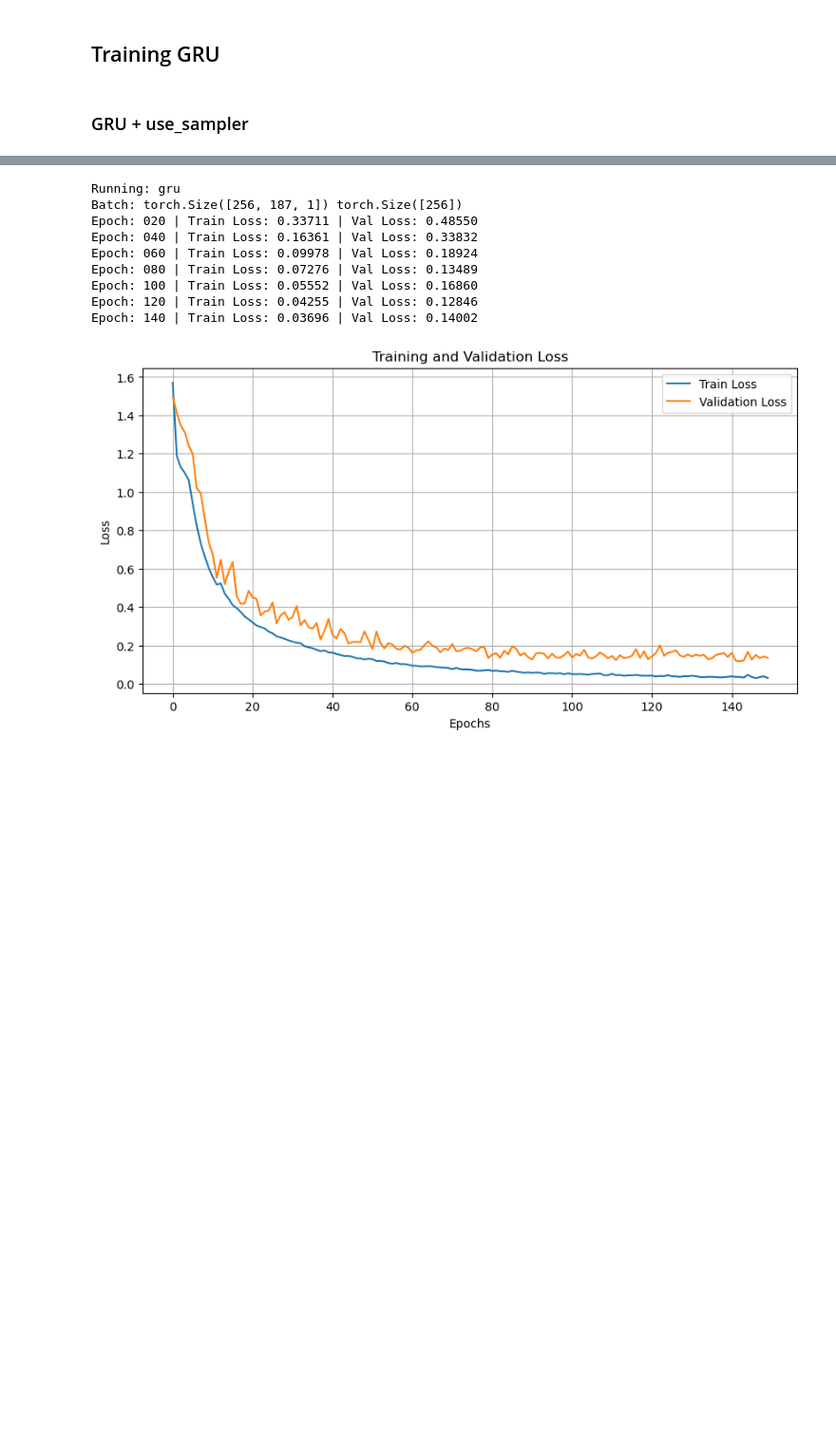
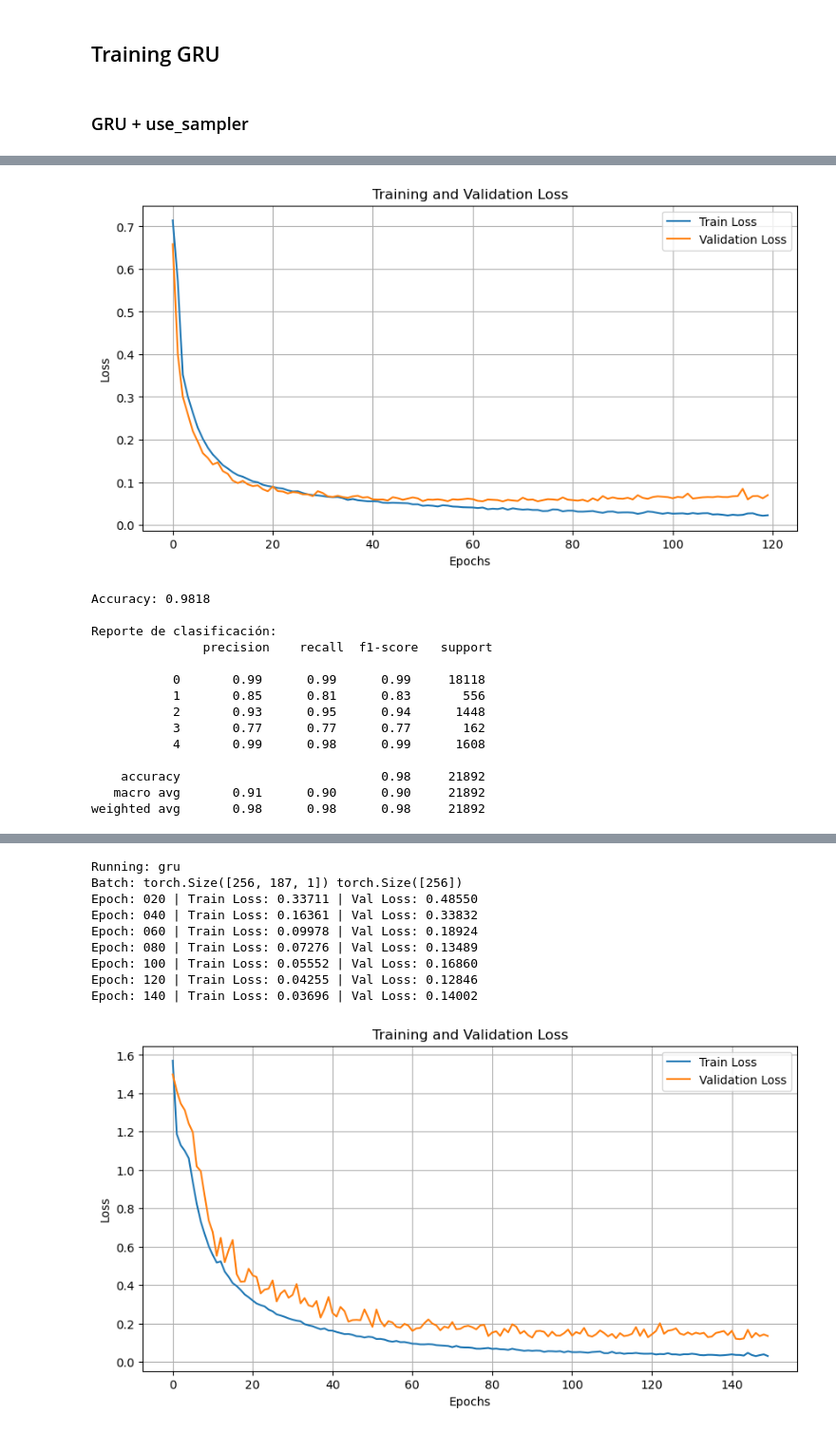
Before and after one commit to nataliacampiglia/tdl_tarea_2, a Jupyter notebook: Tarea_2-letra.ipynb, the cells around one changed output, grey strips where cells are left out. Shown at 95% size. Saved outputs shown, nothing was run; the diff lists cells and outputs as text; code cells hidden in the pictures; blank space fills up the shorter version.

```diff
--- a/Tarea_2-letra.ipynb
+++ b/Tarea_2-letra.ipynb
@@ -804,4 +804,5 @@ weighted avg       0.00      0.01      0.00     21892
 # %% [markdown]
 ### GRU + use_sampler
 # %%
-gru_0_train_errors, qru_0_val_errors = run_rnn_model()
+gru_0_train_errors, qru_0_val_errors = run_rnn_model(model='gru')
+# %% [output]
@@ -807,0 +817,15 @@ gru_0_train_errors, qru_0_val_errors = run_rnn_model()
+[figure, added]
+Accuracy: 0.9818
+
+Reporte de clasificación:
+               precision    recall  f1-score   support
+
+           0       0.99      0.99      0.99     18118
+           1       0.85      0.81      0.83       556
+           2       0.93      0.95      0.94      1448
+           3       0.77      0.77      0.77       162
+           4       0.99      0.98      0.99      1608
+
+    accuracy                           0.98     21892
+   macro avg       0.91      0.90      0.90     21892
+weighted avg       0.98      0.98      0.98     21892
```
Also changed, not shown: parts of 3 cells of this notebook.
